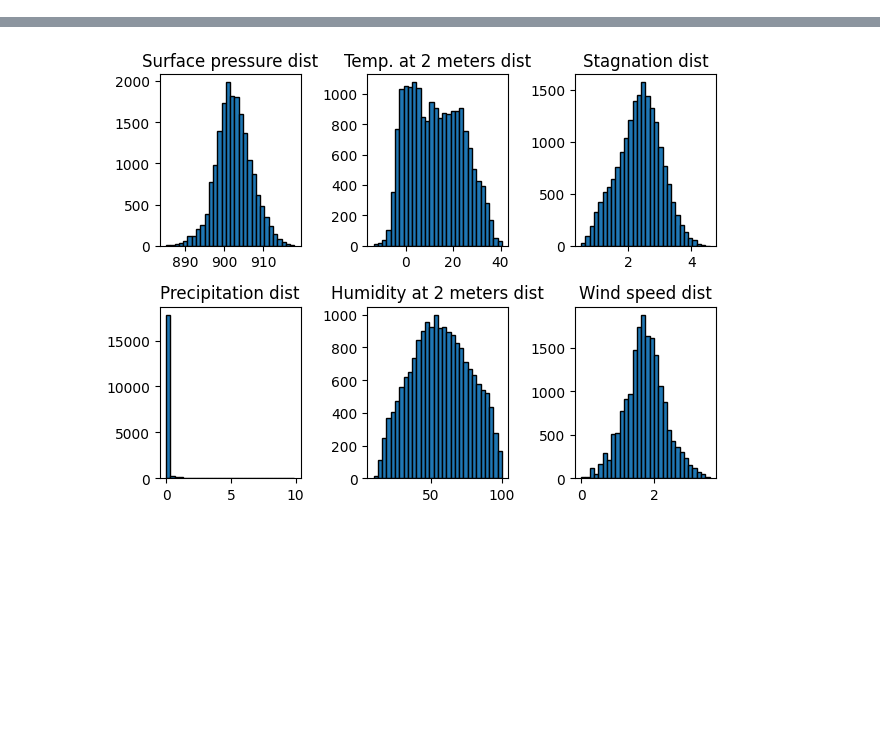
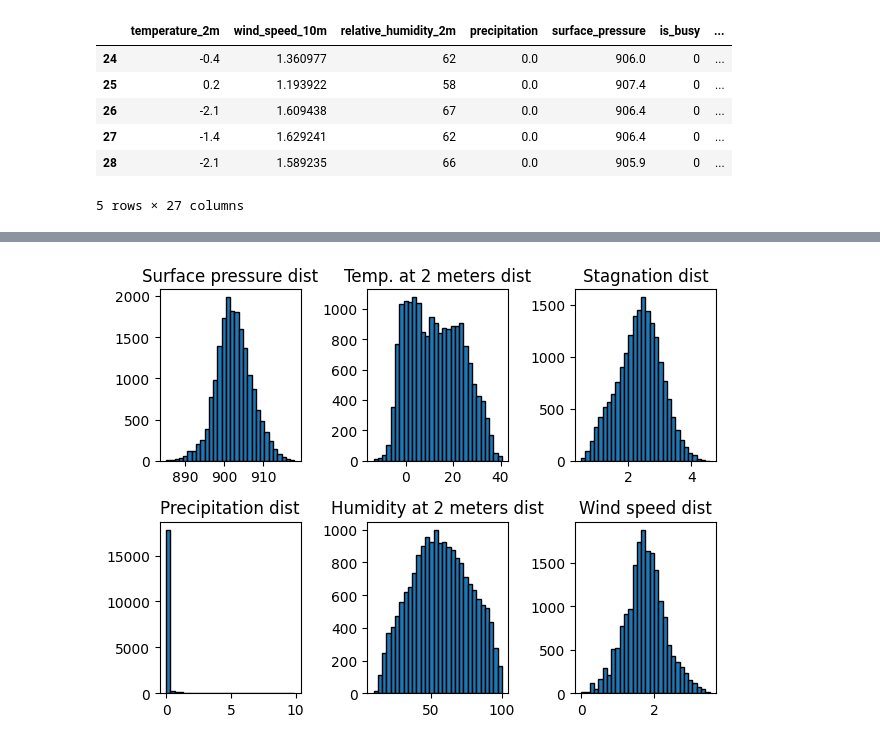
Before and after one commit to Karen2007/YerevanAirAnalysis, a Jupyter notebook: pm2_5_model.ipynb, the cells around one changed output, grey strips where cells are left out. Drawn from its saved outputs; the diff is of its cells as text; code cells hidden in the pictures; blank space fills up the shorter version.

```diff
--- a/pm2_5_model.ipynb
+++ b/pm2_5_model.ipynb
@@ -13,3 +14,13 @@ from sklearn.preprocessing import StandardScaler
 # %%
 # In this file we're training a model to predict the pm2.5 level only
 air_data = prepare_yerevan_data_pm_2_5()
+# %%
+air_data.head()
+# %% [output]
+|  | temperature_2m | wind_speed_10m | relative_humidity_2m | precipitation | surface_pressure | is_busy | ... |
+| 24 | -0.4 | 1.360977 | 62 | 0.0 | 906.0 | 0 | ... |
+| 25 | 0.2 | 1.193922 | 58 | 0.0 | 907.4 | 0 | ... |
+| 26 | -2.1 | 1.609438 | 67 | 0.0 | 906.4 | 0 | ... |
+| 27 | -1.4 | 1.629241 | 62 | 0.0 | 906.4 | 0 | ... |
+| 28 | -2.1 | 1.589235 | 66 | 0.0 | 905.9 | 0 | ... |
+5 rows × 27 columns
```
Also changed, not shown: parts of 5 cells of this notebook, 1 other file.
